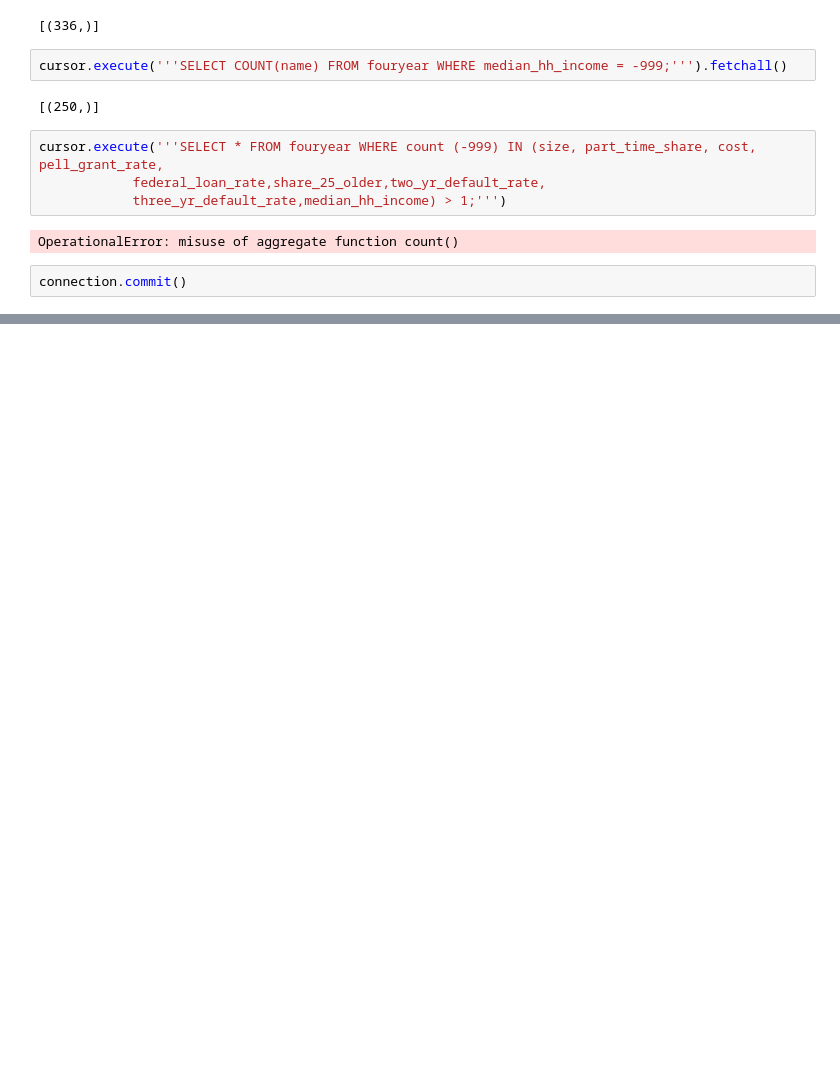
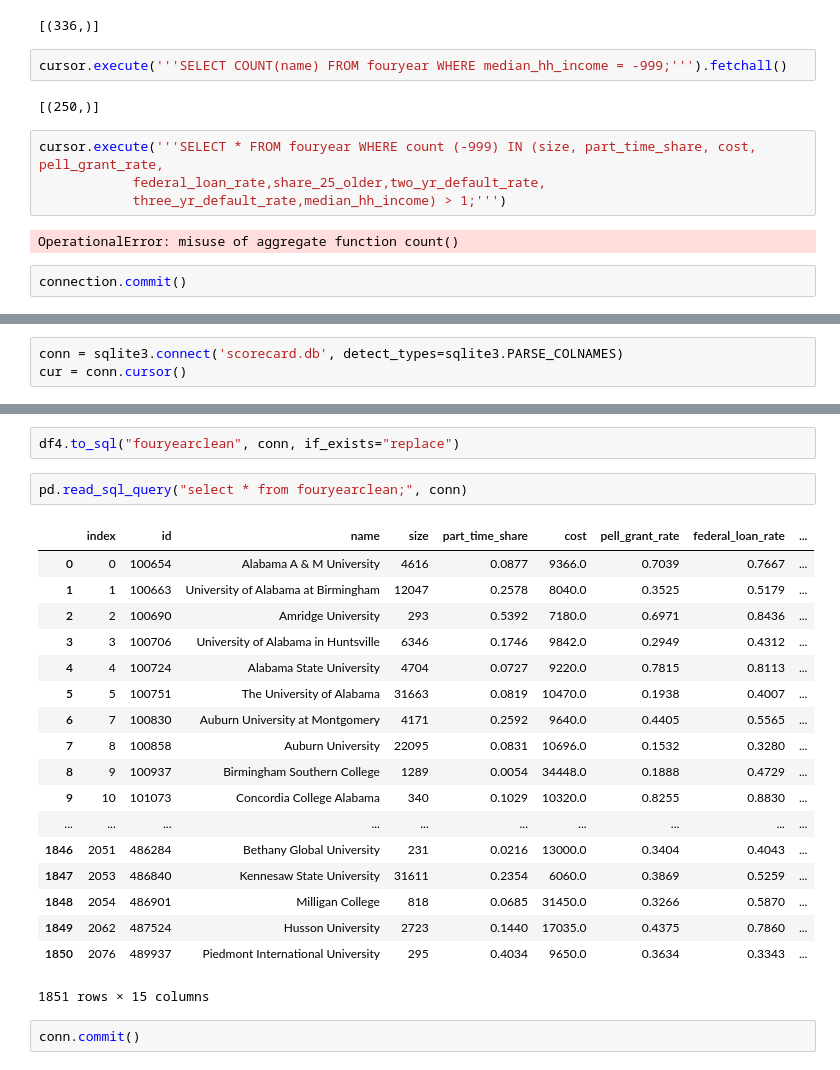
Before and after one commit to thomsu/College_Scorecard, a Jupyter notebook: Untitled.ipynb, the cells around one changed output, grey strips where cells are left out. Drawn from its saved outputs; the diff is of its cells as text; blank space fills up the shorter version.

Commit message:
clean up data in pandas and new fouryearclean sql table

```diff
--- a/Untitled.ipynb
+++ b/Untitled.ipynb
@@ -176,0 +182,3 @@ connection.commit()
+# %%
+conn = sqlite3.connect('scorecard.db', detect_types=sqlite3.PARSE_COLNAMES)
+cur = conn.cursor()
@@ -176,0 +344,25 @@ connection.commit()
+# %%
+df4.to_sql("fouryearclean", conn, if_exists="replace")
+# %%
+pd.read_sql_query("select * from fouryearclean;", conn)
+# %% [output]
+|  | index | id | name | size | part_time_share | cost | pell_grant_rate | federal_loan_rate | ... |
+| 0 | 0 | 100654 | Alabama A & M University | 4616 | 0.0877 | 9366.0 | 0.7039 | 0.7667 | ... |
+| 1 | 1 | 100663 | University of Alabama at Birmingham | 12047 | 0.2578 | 8040.0 | 0.3525 | 0.5179 | ... |
+| 2 | 2 | 100690 | Amridge University | 293 | 0.5392 | 7180.0 | 0.6971 | 0.8436 | ... |
+| 3 | 3 | 100706 | University of Alabama in Huntsville | 6346 | 0.1746 | 9842.0 | 0.2949 | 0.4312 | ... |
+| 4 | 4 | 100724 | Alabama State University | 4704 | 0.0727 | 9220.0 | 0.7815 | 0.8113 | ... |
+| 5 | 5 | 100751 | The University of Alabama | 31663 | 0.0819 | 10470.0 | 0.1938 | 0.4007 | ... |
+| 6 | 7 | 100830 | Auburn University at Montgomery | 4171 | 0.2592 | 9640.0 | 0.4405 | 0.5565 | ... |
+| 7 | 8 | 100858 | Auburn University | 22095 | 0.0831 | 10696.0 | 0.1532 | 0.3280 | ... |
+| 8 | 9 | 100937 | Birmingham Southern College | 1289 | 0.0054 | 34448.0 | 0.1888 | 0.4729 | ... |
+| 9 | 10 | 101073 | Concordia College Alabama | 340 | 0.1029 | 10320.0 | 0.8255 | 0.8830 | ... |
+| ... | ... | ... | ... | ... | ... | ... | ... | ... | ... |
+| 1846 | 2051 | 486284 | Bethany Global University | 231 | 0.0216 | 13000.0 | 0.3404 | 0.4043 | ... |
+| 1847 | 2053 | 486840 | Kennesaw State University | 31611 | 0.2354 | 6060.0 | 0.3869 | 0.5259 | ... |
+| 1848 | 2054 | 486901 | Milligan College | 818 | 0.0685 | 31450.0 | 0.3266 | 0.5870 | ... |
+| 1849 | 2062 | 487524 | Husson University | 2723 | 0.1440 | 17035.0 | 0.4375 | 0.7860 | ... |
+| 1850 | 2076 | 489937 | Piedmont International University | 295 | 0.4034 | 9650.0 | 0.3634 | 0.3343 | ... |
+1851 rows × 15 columns
+# %%
+conn.commit()
```
Also changed, not shown: parts of 19 cells of this notebook, 1 other file.
